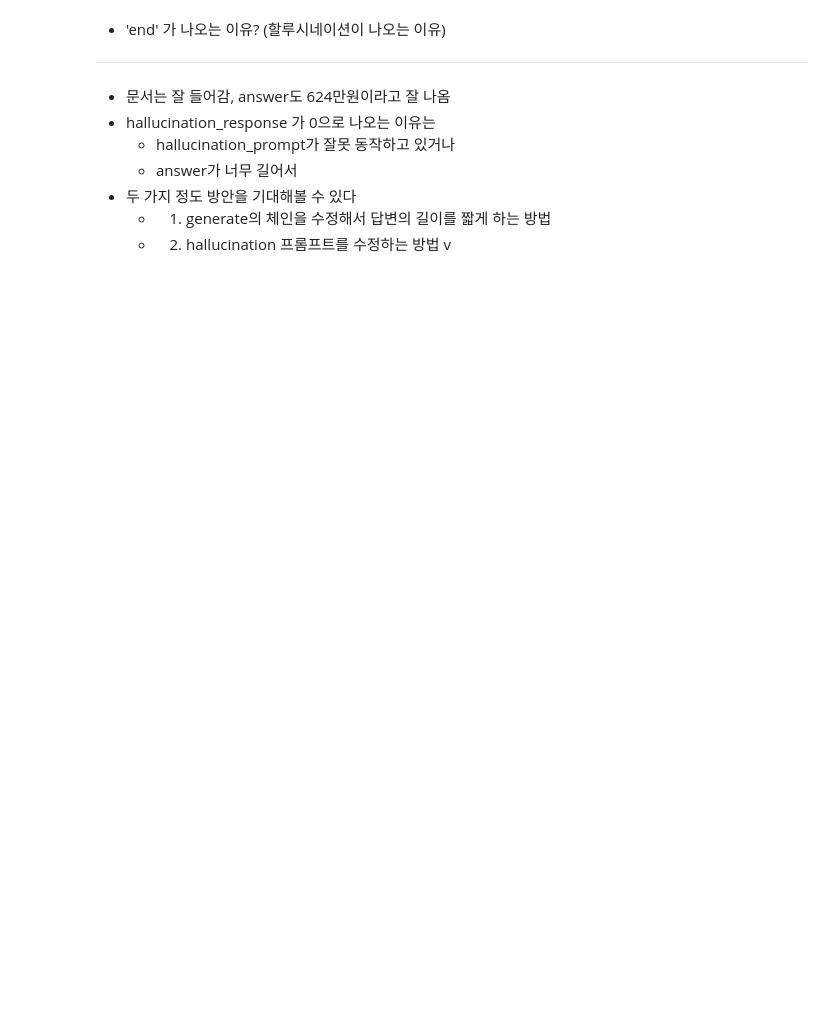
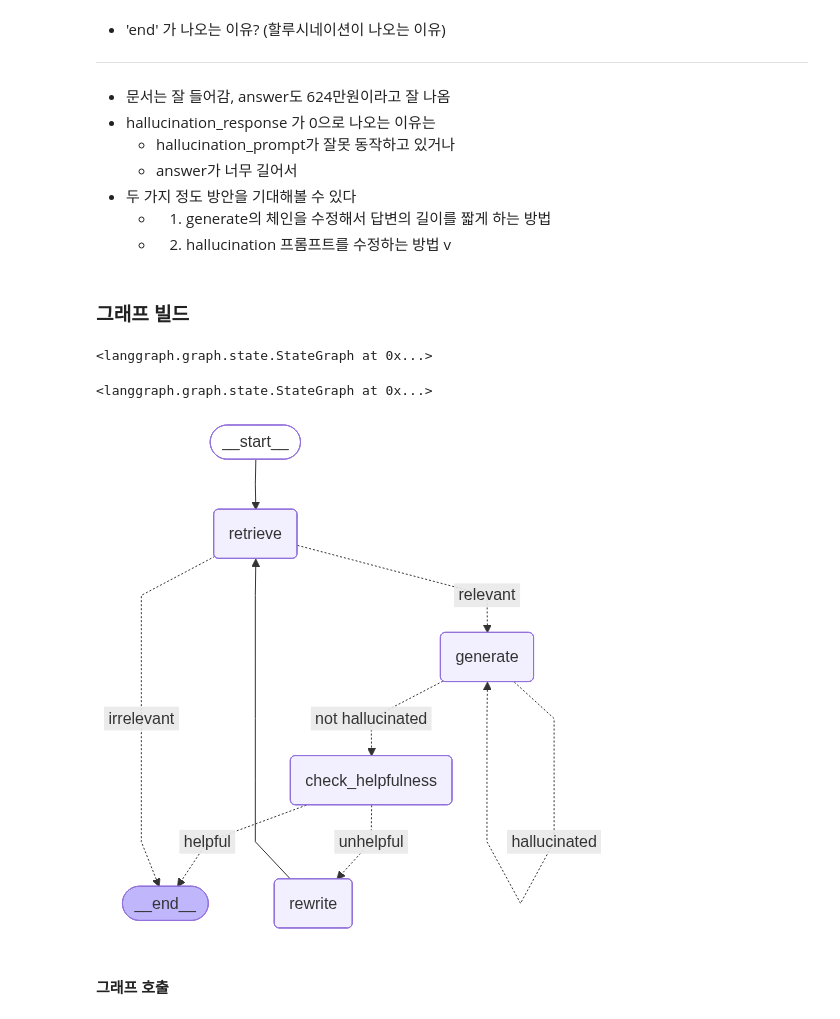
Before and after one commit to YurimPark04/langgraph-agent, a Jupyter notebook: 4 self-rag.ipynb, the cells around one changed output. Cells and saved outputs as stored; diff of their text form; code cells hidden in the pictures; blank space fills up the shorter version.

```diff
--- a/4 self-rag.ipynb
+++ b/4 self-rag.ipynb
@@ -239,4 +250,68 @@ helpfulness response == {'Score': 1, 'Explanation': 'The student answer directly
      - 1. generate의 체인을 수정해서 답변의 길이를 짧게 하는 방법
      - 2. hallucination 프롬프트를 수정하는 방법 v
 # %% [markdown]
-####
+### 그래프 빌드
+# %%
+graph_builder.add_node('retrieve', retrieve)
+graph_builder.add_node('generate', generate)
+
+# 주석처리 - 일단 모두 추가해 두고, 그래프 빌드를 한 다음, 동떨어진 노드들이 있다면 그냥 제거해주자
+# 3.rewrite.ipynb 파일에서 이 부분 다시 참고
+# graph_builder.add_node('check_doc_relevance', check_doc_relevance)
+# graph_builder.add_node('check_hallucianations', check_hallucianations) # 오타 주의
+
+graph_builder.add_node('rewrite', rewrite)
+graph_builder.add_node('check_helpfulness', check_helpfulness_grader)
+# 일단 생성한 모든 노드를 추가하자
+# %% [output]
+<langgraph.graph.state.StateGraph at 0x...>
+# %%
+ # 엣지 추가
+from langgraph.graph import START, END
+
+graph_builder.add_edge(START, 'retrieve')
+
+# retriever가 들어오면, retrieve 는 check_doc_relevance를 수행 -> relevant / irrelevant에 따라서 노드 연결
+graph_builder.add_conditional_edges(
+    'retrieve',
+    check_doc_relevance,
+    {
+        'relevant' : 'generate',
+        'irrelevant' : END
+    }
+)
+
+# hallucination이면 -> "답변을 다시 생성" 해야 하므로, rewrite가 아니라, generate를 해줘야 한다
+graph_builder.add_conditional_edges(
+    'generate',
+    check_hallucianations,
+    {
+        'not hallucinated' : 'check_helpfulness',
+        'hallucinated' : 'generate'
+    }
+)
+
+# check_helpfulness 를 본다 -> helpful 하면 끝, 아니면 rewrite 해서 다시 생성
+graph_builder.add_conditional_edges(
+    'check_helpfulness',
+    check_helpfulness_grader,
+    {
+        'helpful' : END,
+        'unhelpful' : 'rewrite'
+    }
+)
+
+graph_builder.add_edge('rewrite', 'retrieve')
+# %% [output]
+<langgraph.graph.state.StateGraph at 0x...>
+# %%
+graph = graph_builder.compile()
+# %%
+from IPython.display import Image, display
+
+display(Image(graph.get_graph().draw_mermaid_png()))  # 시퀀스 다이어그램으로 노드 간의 흐름을 볼 수 있다
+# 시퀀스는 일일히 노드와 엣지를 추가하는 과정을 거치지 않아도 된다
+# %% [output]
+[figure, added]
+# %% [markdown]
+#### 그래프 호출
```
Also changed, not shown: parts of 6 cells of this notebook, 2 other files.
